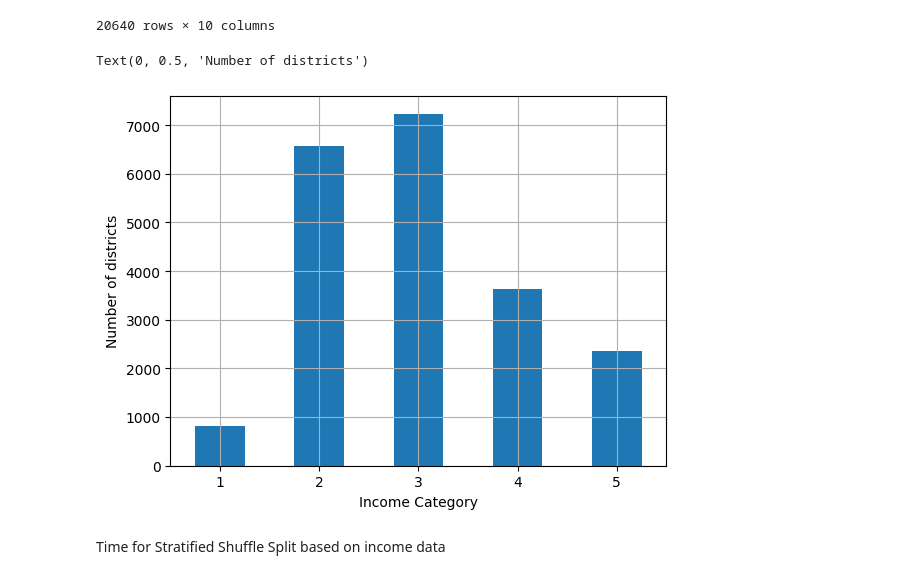
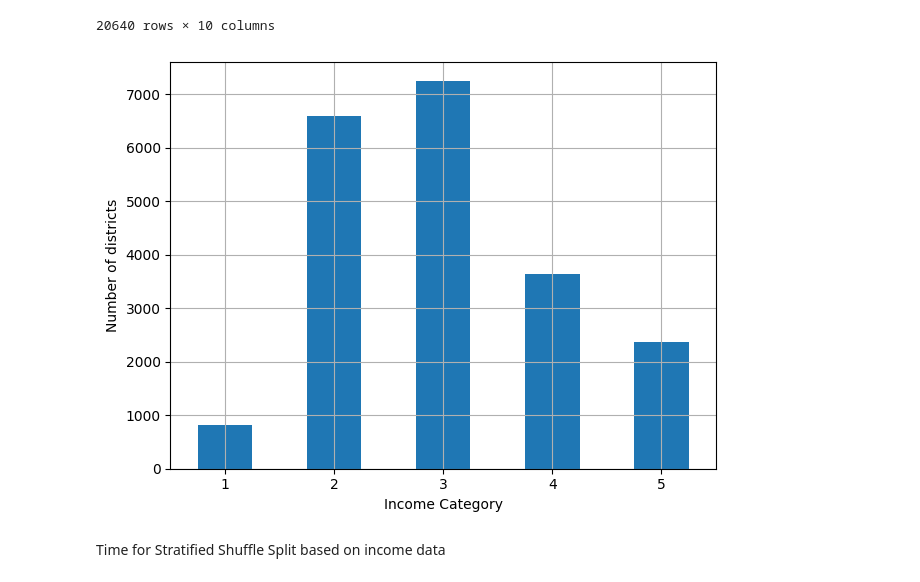
Before and after one commit to Suborno22/California-House-Sale-Prediction, a Jupyter notebook: index.ipynb, the cells around one changed output. Saved outputs shown, nothing was run; the diff lists cells and outputs as text; code cells hidden in the pictures.

```diff
--- a/index.ipynb
+++ b/index.ipynb
@@ -195,15 +210,16 @@ housing
 # %%
 housing["income_cat"] = pd.cut(housing["median_income"],
                                bins=[0,1.5,3,4.5,6,np.inf],
                                labels=[1,2,3,4,5]
                                )
 
 housing["income_cat"].value_counts().sort_index().plot.bar(rot=0,grid=True)
 plt.xlabel("Income Category")
 plt.ylabel("Number of districts")
+save_fig("Income categories")
+plt.show()
 # %% [output]
-Text(0, 0.5, 'Number of districts')
-[figure, old version]
+[figure, new version]
 # %% [markdown]
 Time for Stratified Shuffle Split based on income data
 # %%
```
Also changed, not shown: parts of 9 cells of this notebook, 1 other file.
